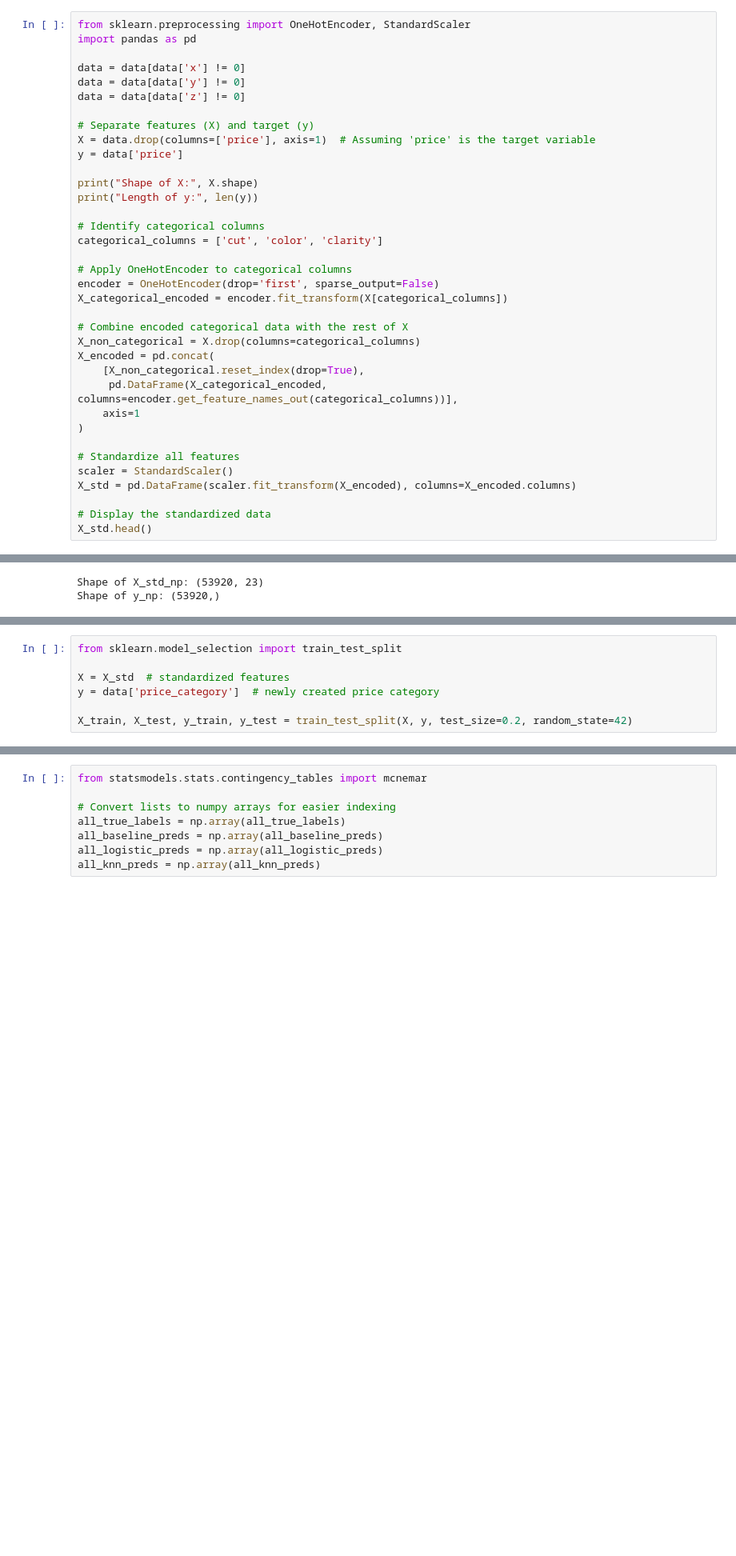
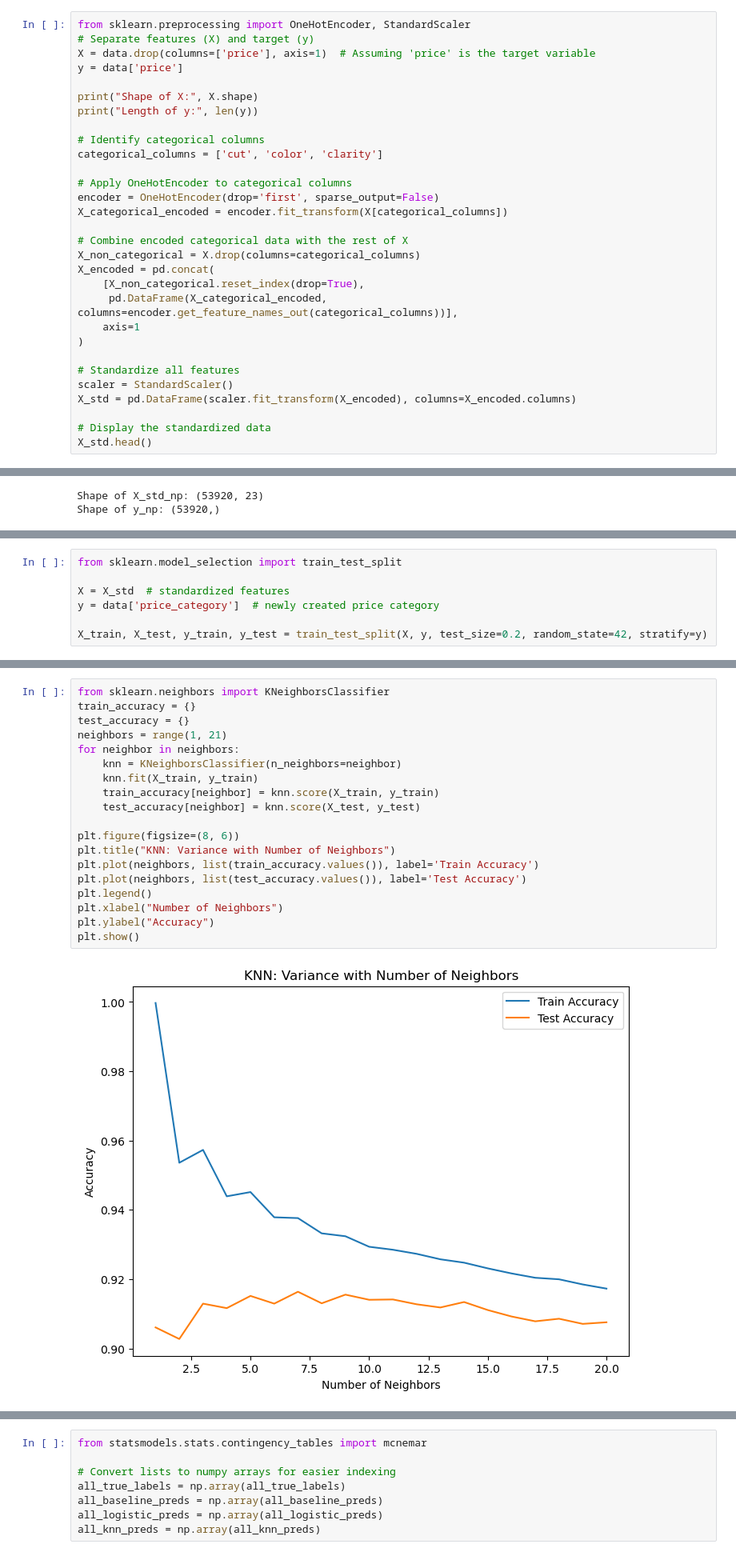
Before and after one commit to ThomasSchiolerH/Machine-Learning-And-Data-Mining, a Jupyter notebook: Project 1 & 2/victor.ipynb, the cells around one changed output, grey strips where cells are left out. Shown at 80% size. Cells and saved outputs as stored; diff of their text form; blank space fills up the shorter version.

```diff
--- a/Project 1 & 2/victor.ipynb
+++ b/Project 1 & 2/victor.ipynb
@@ -22,11 +34,5 @@ numerical_features = ['carat', 'depth', 'table', 'price', 'x', 'y', 'z']
 # %%
 from sklearn.preprocessing import OneHotEncoder, StandardScaler
-import pandas as pd
-
-data = data[data['x'] != 0]
-data = data[data['y'] != 0]
-data = data[data['z'] != 0]
-
 # Separate features (X) and target (y)
 X = data.drop(columns=['price'], axis=1)  # Assuming 'price' is the target variable
 y = data['price']
@@ -92,7 +148,7 @@ from sklearn.model_selection import train_test_split
 X = X_std  # standardized features
 y = data['price_category']  # newly created price category
 
-X_train, X_test, y_train, y_test = train_test_split(X, y, test_size=0.2, random_state=42)
+X_train, X_test, y_train, y_test = train_test_split(X, y, test_size=0.2, random_state=42, stratify=y)
 # %%
 # Find the most frequent class in the training set
 most_frequent_class = y_train.mode()[0]
@@ -169 +194,22 @@ weighted avg       0.95      0.95      0.95     10784
+# %%
+from sklearn.neighbors import KNeighborsClassifier
+train_accuracy = {}
+test_accuracy = {}
+neighbors = range(1, 21)
+for neighbor in neighbors:
+    knn = KNeighborsClassifier(n_neighbors=neighbor)
+    knn.fit(X_train, y_train)
+    train_accuracy[neighbor] = knn.score(X_train, y_train)
+    test_accuracy[neighbor] = knn.score(X_test, y_test)
+
+plt.figure(figsize=(8, 6))
+plt.title("KNN: Variance with Number of Neighbors")
+plt.plot(neighbors, list(train_accuracy.values()), label='Train Accuracy')
+plt.plot(neighbors, list(test_accuracy.values()), label='Test Accuracy')
+plt.legend()
+plt.xlabel("Number of Neighbors")
+plt.ylabel("Accuracy")
+plt.show()
+# %% [output]
+[figure, added]
 # %%
```
Also changed, not shown: parts of 20 cells of this notebook, 1 other file.
